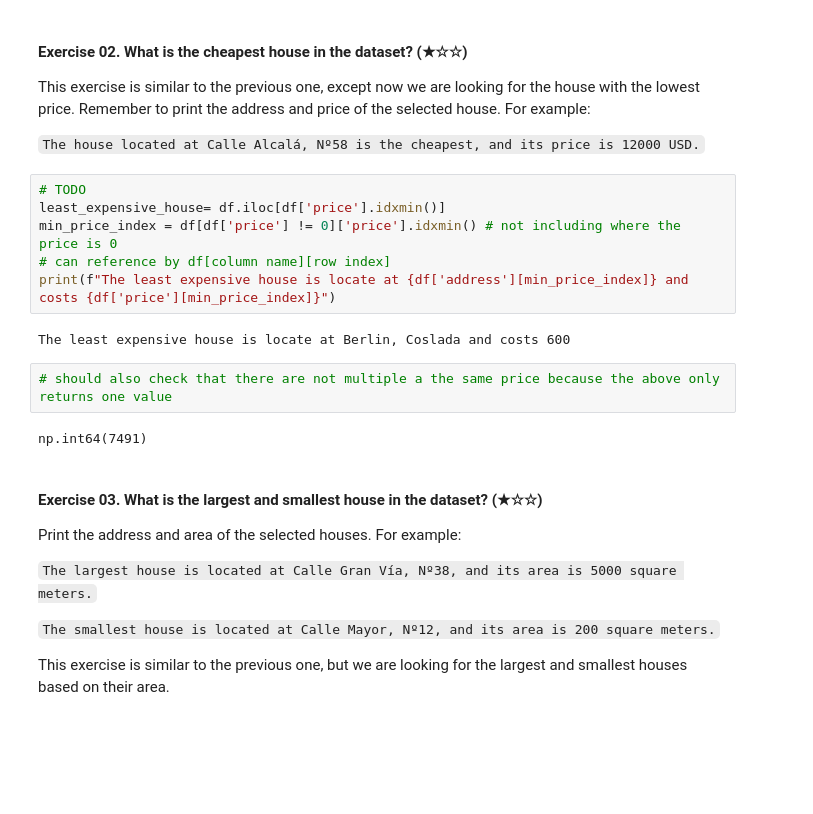
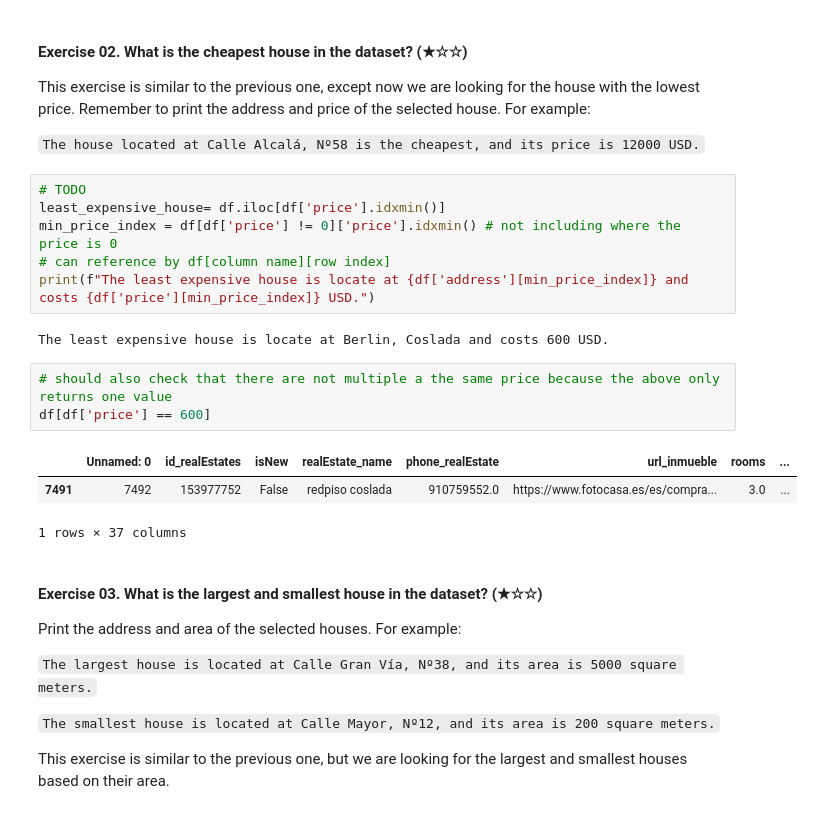
Before and after one commit to sosier01/data-clean-up-pandas-for-beginners-project, a Jupyter notebook: project.ipynb, the cells around one changed output. Drawn from its saved outputs; the diff is of its cells as text; blank space fills up the shorter version.

```diff
--- a/project.ipynb
+++ b/project.ipynb
@@ -165,13 +149,16 @@ This exercise is similar to the previous one, except now we are looking for the
 least_expensive_house= df.iloc[df['price'].idxmin()]
 min_price_index = df[df['price'] != 0]['price'].idxmin() # not including where the price is 0
 # can reference by df[column name][row index]
-print(f"The least expensive house is locate at {df['address'][min_price_index]} and costs {df['price'][min_price_index]}")
+print(f"The least expensive house is locate at {df['address'][min_price_index]} and costs {df['price'][min_price_index]} USD.")
 # %% [output]
-The least expensive house is locate at Berlin, Coslada and costs 600
+The least expensive house is locate at Berlin, Coslada and costs 600 USD.
 # %%
 # should also check that there are not multiple a the same price because the above only returns one value
+df[df['price'] == 600]
 # %% [output]
+|  | Unnamed: 0 | id_realEstates | isNew | realEstate_name | phone_realEstate | url_inmueble | rooms | ... |
+| 7491 | 7492 | 153977752 | False | redpiso coslada | 910759552.0 | https://www.fotocasa.es/es/compra... | 3.0 | ... |
-np.int64(7491)
+1 rows × 37 columns
 # %% [markdown]
 #### Exercise 03. What is the largest and smallest house in the dataset? (★☆☆)
 
```
Also changed, not shown: parts of 9 cells of this notebook.
